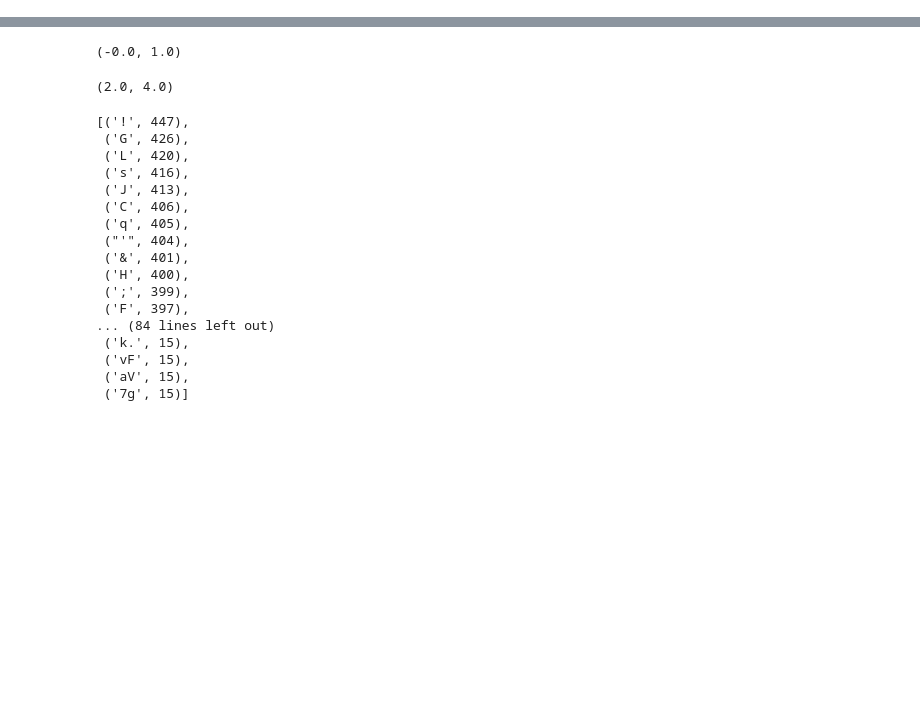
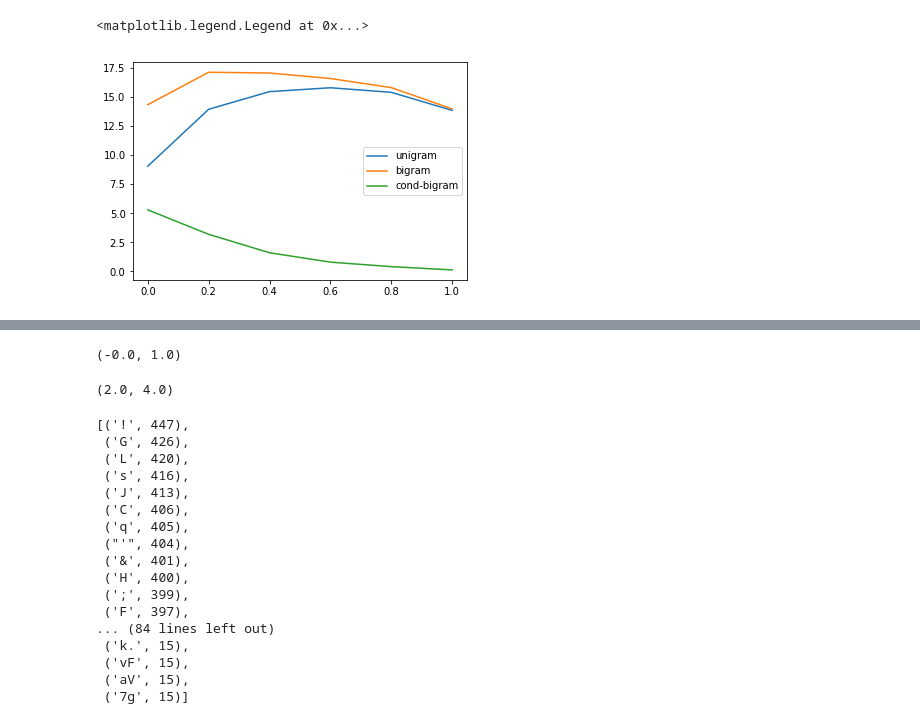
Before and after one commit to darthdeus/npfl097, a Jupyter notebook: NPFL067 Assignment - Exploring Entropy and Language Modeling.ipynb, the cells around one changed output, grey strips where cells are left out. Drawn from its saved outputs; the diff is of its cells as text; code cells hidden in the pictures; blank space fills up the shorter version.

```diff
--- a/NPFL067 Assignment - Exploring Entropy and Language Modeling.ipynb
+++ b/NPFL067 Assignment - Exploring Entropy and Language Modeling.ipynb
@@ -42,0 +81,36 @@ def perturb(text, p):
+# %%
+def perturb(text, p):
+    alphabet = list(set(text_en)) # - set(["\n"]))
+
+    return "".join([c
+                    if (random.random() > p)# or c == "\n")
+                    else random.choice(alphabet)
+                    for c in text])
+
+unigram = []
+bigram = []
+cond_bigram = []
+
+for p in X:
+    e1 = []
+    e2 = []
+    e3 = []
+
+    for i in range(20):
+        text = perturb(text_en, p).split("\n")
+
+        e1.append(entropy(text))
+        e2.append(entropy(nltk.bigrams(text)))
+        e3.append(entropy(nltk.bigrams(text)) - entropy(text))
+
+    unigram.append(np.mean(e1))
+    bigram.append(np.mean(e2))
+    cond_bigram.append(np.mean(e3))
+
+plt.plot(X, unigram, label="unigram")
+plt.plot(X, bigram, label="bigram")
+plt.plot(X, cond_bigram, label="cond-bigram")
+plt.legend()
+# %% [output]
+<matplotlib.legend.Legend at 0x...>
+[figure, added]
```
Also changed, not shown: parts of 26 cells of this notebook.
